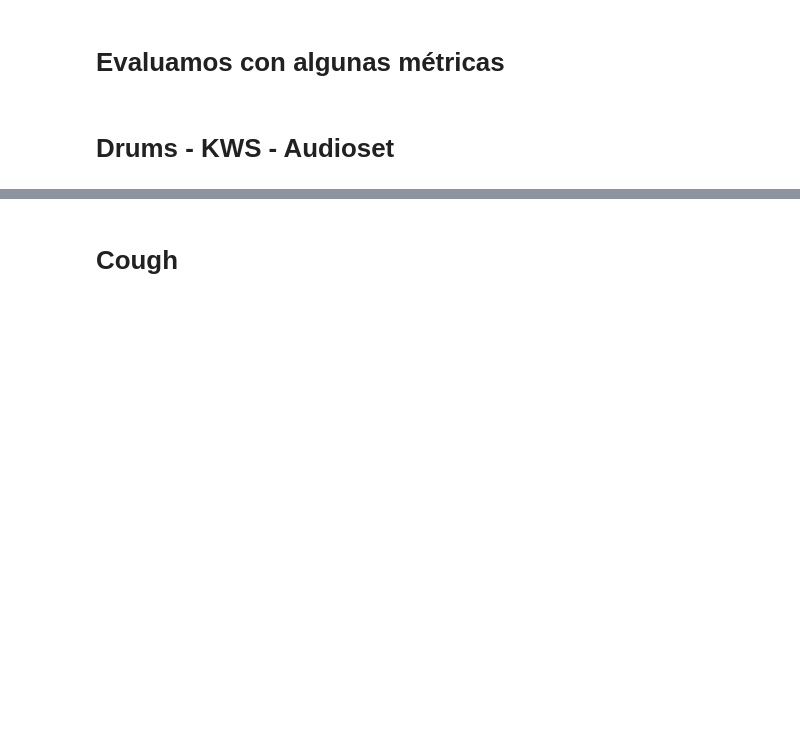
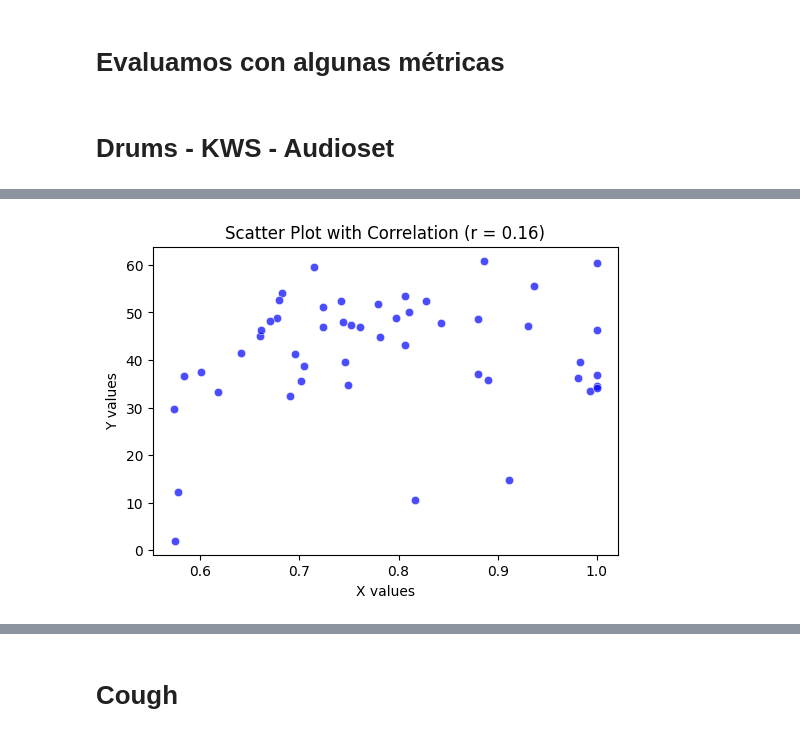
Before and after one commit to ceciliabolanos/explain_where, a Jupyter notebook: metrics_evaluation.ipynb, the cells around one changed output, grey strips where cells are left out. Cells and saved outputs as stored; diff of their text form; code cells hidden in the pictures; blank space fills up the shorter version.

```diff
--- a/metrics_evaluation.ipynb
+++ b/metrics_evaluation.ipynb
@@ -170,0 +194,17 @@ plt.show()
+# %%
+import numpy as np
+
+def compute_log_odds(scores):
+    def softmax(x):
+        exp_x = np.exp(x - np.max(x))
+        return exp_x / exp_x.sum()
+
+    scores_array = np.array(scores)
+
+    if scores_array.ndim == 1:
+        probs = softmax(scores_array)
+    else:
+        probs = np.apply_along_axis(softmax, axis=1, arr=scores_array)
+
+    log_odds = np.log(probs / (1 - probs))
+    return log_odds.tolist()
@@ -170,0 +259,22 @@ plt.show()
+# %%
+test = final_df_combination_auc[final_df_combination_auc['name'].isin(['zeros'])  & final_df_combination_auc['method'].isin(['tree_importance'])]
+test1 = final_df_combination[final_df_combination['name'].isin(['zeros']) & final_df_combination['method'].isin(['tree_importance'])]
+# %%
+import numpy as np
+import matplotlib.pyplot as plt
+import seaborn as sns
+from scipy.stats import pearsonr
+
+corr, _ = pearsonr(test['roc_auc'], test1['top_0.25'])
+
+# Create scatter plot
+plt.figure(figsize=(6, 4))
+sns.scatterplot(x=test['roc_auc'], y=final_df_combination['top_0.25'], color="blue", alpha=0.7)
+plt.title(f"Scatter Plot with Correlation (r = {corr:.2f})")
+plt.xlabel("X values")
+plt.ylabel("Y values")
+
+# Show plot
+plt.show()
+# %% [output]
+[figure, added]
```
Also changed, not shown: parts of 55 cells of this notebook.
